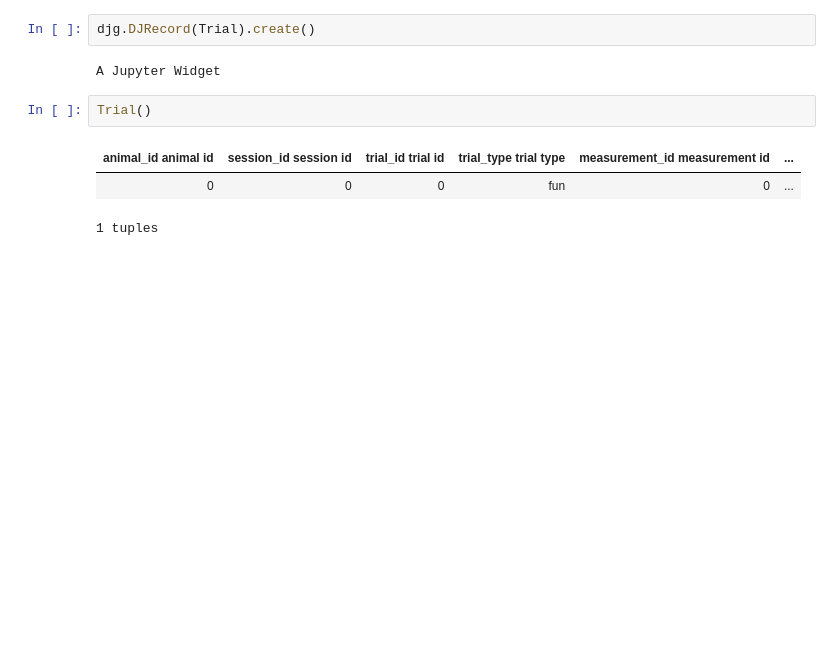
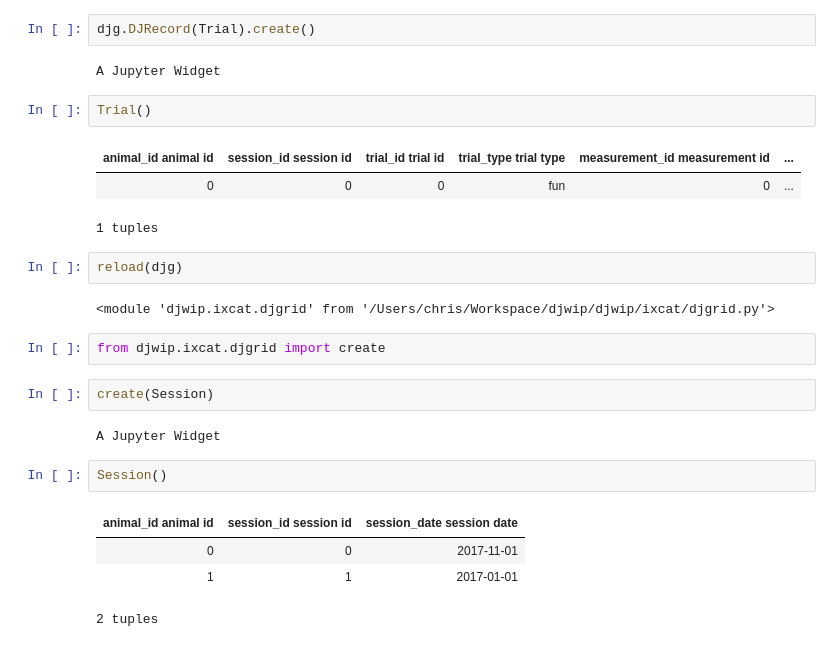
Before and after one commit to ixcat/djwip, a Jupyter notebook: djwip/ixcat/djgrid/djrecord.ipynb, the cells around one changed output. Cells and saved outputs as stored; diff of their text form; blank space fills up the shorter version.

Commit message:
djwip.ixcat.djgrid: add 'create' convenience method.

```diff
--- a/djwip/ixcat/djgrid/djrecord.ipynb
+++ b/djwip/ixcat/djgrid/djrecord.ipynb
@@ -125,3 +125,20 @@ Trial()
 | animal_id animal id | session_id session id | trial_id trial id | trial_type trial type | measurement_id measurement id | ... |
 | 0 | 0 | 0 | fun | 0 | ... |
 1 tuples
+# %%
+reload(djg)
+# %% [output]
+<module 'djwip.ixcat.djgrid' from '/Users/chris/Workspace/djwip/djwip/ixcat/djgrid.py'>
+# %%
+from djwip.ixcat.djgrid import create
+# %%
+create(Session)
+# %% [output]
+A Jupyter Widget
+# %%
+Session()
+# %% [output]
+| animal_id animal id | session_id session id | session_date session date |
+| 0 | 0 | 2017-11-01 |
+| 1 | 1 | 2017-01-01 |
+2 tuples
```
Also changed, not shown: 1 other file.
